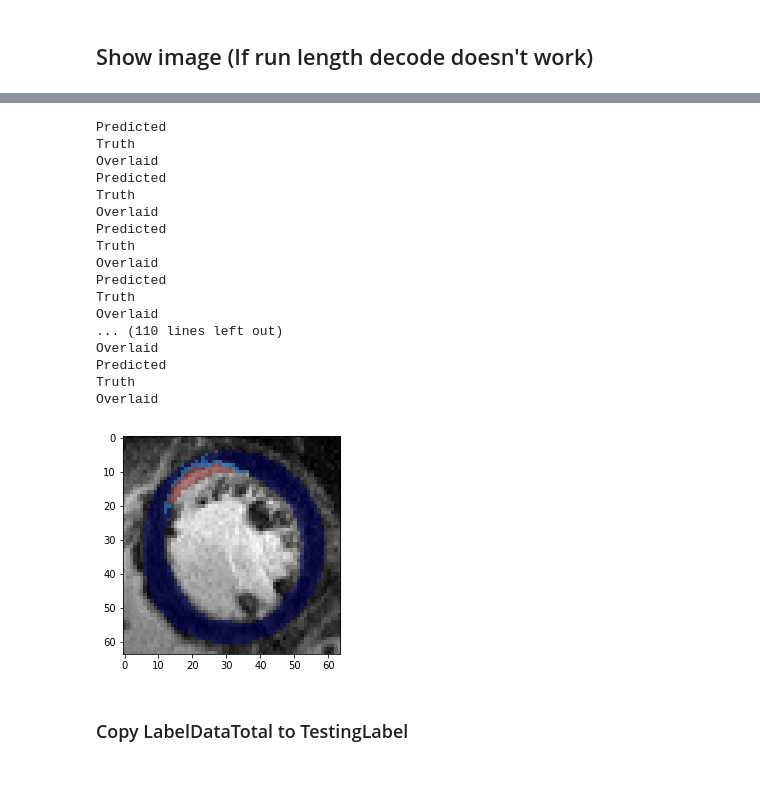
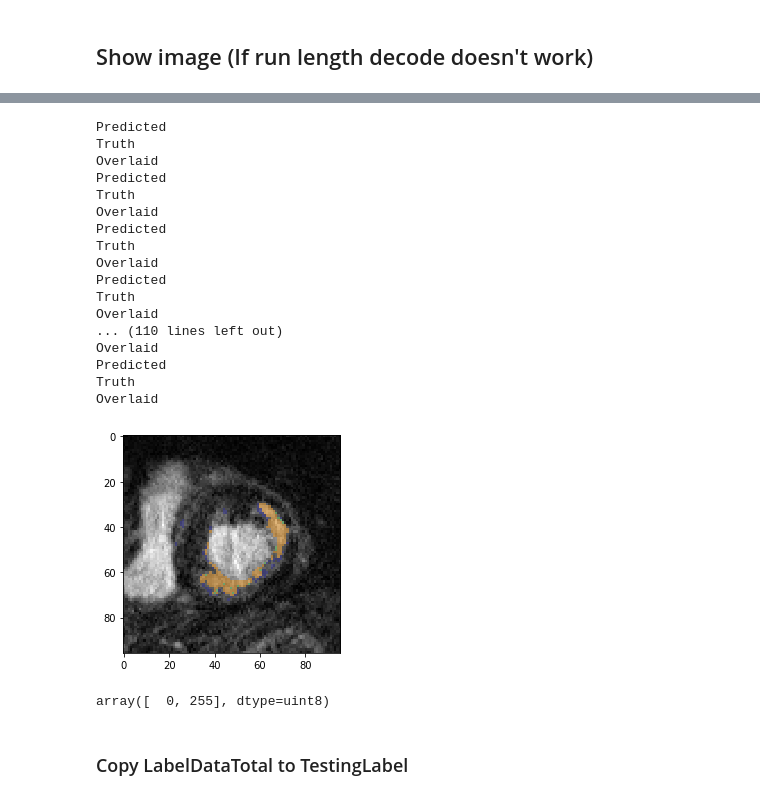
Before and after one commit to zxh2135645/DeepLearnTorch, a Jupyter notebook: Results_Maskout.ipynb, the cells around one changed output, grey strips where cells are left out. Saved outputs shown, nothing was run; the diff lists cells and outputs as text; code cells hidden in the pictures.

```diff
--- a/Results_Maskout.ipynb
+++ b/Results_Maskout.ipynb
@@ -305,11 +304,12 @@ import os
 import numpy as np
 from PIL import Image
 
-base_dir = 'D:/DeepLearn/output'
-file_path = glob(os.path.join(base_dir, 'models/*'))
+base_dir = os.path.join(os.path.abspath(os.path.join(os.getcwd(), '..')), 'output')
+# base_dir = 'D:/DeepLearn/output'
+file_path = sorted(glob(os.path.join(base_dir, 'models/*')))
 model_file = file_path[-1] # The variable that needs to be changed
 
-model = UNet1024_32((1, 64, 64))
+model = UNet1024_32((1, 16, 16))
 model_dict = torch.load(model_file)
 model.load_state_dict(model_dict)
 model.cuda() # Push to GPU
@@ -388,14 +388,19 @@ def dice(im1, im2):
     #      smooth = 1
     smooth = 1
     return (2. * intersection.sum() + smooth) / (im1.sum() + im2.sum() + smooth)
-
-input_dir = 'D:/Deeplearn/input'
+import pandas as pd
+input_dir = os.path.join(os.path.abspath(os.path.join(os.getcwd(), '..')), 'input')
+# input_dir = 'D:/Deeplearn/input'
 input_files = glob(os.path.join(input_dir, 'TestingData_Select/*'))
-base_dir = 'D:/DeepLearn/output'
+base_dir = os.path.join(os.path.abspath(os.path.join(os.getcwd(), '..')), 'output')
+# base_dir = 'D:/DeepLearn/output'
 in_dir = os.path.abspath(os.path.join(base_dir, '..', 'input', 'TestingLabel_Select'))
 test_glob = glob(os.path.join(in_dir, '*'))
 preds = list()
 out_dir = os.path.join(base_dir, 'PredLabel')
+if not os.path.exists(out_dir):
+    os.mkdir(out_dir)
+testing_masks = glob(os.path.join(input_dir, 'TestingMask_Select/*'))
 
 for i, input_file in enumerate(input_files):
     img = np.array(Image.open(input_file))
@@ -416,12 +421,15 @@ for i, input_file in enumerate(input_files):
     probs = torch.sigmoid(prediction)
     cpu_pred = probs.cpu()
     result = cpu_pred.data.numpy()
-    im_pred = np.reshape(result, (64,64))
+    im_pred = np.reshape(result, (16,16))
 
     # calculate Dice-Similarity
     im_test = Image.open(test_glob[i])
     im_test = np.array(im_test)
     maskout = np.array(Image.open(testing_masks[i]))
+    uq = np.unique(maskout)
+    if np.max(uq) == 255:
+        maskout[maskout == 255] = 1
 
     im_test[im_test <= 1.5] = 0;
     im_test[im_test > 1.5] = 1;
@@ -434,17 +442,20 @@ for i, input_file in enumerate(input_files):
     else:
         preds.append(1)
 
-    out_file = os.path.join(out_dir, input_file.split('\\')[-1])
+    # out_file = os.path.join(out_dir, input_file.split('\\')[-1])
+    out_file = os.path.join(out_dir, input_file.split('/')[-1])
     img = Image.fromarray(im_pred, 'L')
     img.save(out_file)
     # print(input_file.split('\\')[-1])
 
-print(preds)
+# print(preds)
 nonz = list(np.nonzero(preds))[0]
 
 nonz_preds = list()
 for i in nonz:
     nonz_preds.append(preds[i])
 print(np.mean(preds))
-np.median(nonz_preds)
+print(np.median(nonz_preds))
+df = pd.DataFrame(preds, columns=['DSC'])
+df.to_csv(os.path.join(base_dir, 'DSC_' + model_file.split('/')[-1].split('_', 1)[-1]) + '.csv')
 # %% [output]
@@ -486,6 +505,10 @@ def overlay_infarct(test_file, mask_file, img_file, pred_file, fname, shape, out
     mask = np.array(Image.open(pred_file))
     test_myo = np.array(Image.open(mask_file))
 
+    # These two lines are newly added
+    # test_myo now is 0 or 255
+    test_myo[test_myo <= 1.5] = 0;
+    test_myo[test_myo > 1.5] = 1;
 
     overlay = test_mask + test_myo + mask*3
     test_mask = test_mask*2 + test_myo
@@ -516,44 +539,57 @@ def overlay_infarct(test_file, mask_file, img_file, pred_file, fname, shape, out
     out_file = os.path.join(out_dir, 'overlay_'+fnames[i])
     plt.savefig(out_file)
 
-shape = [64, 64]
+shape = [96, 96]
 nums = len(features_train['img'])
-out_dir = os.path.join(base_dir, 'OutputImages_' + model_file.split('\\')[-1].split('_', 1)[-1])
+# out_dir = os.path.join(base_dir, 'OutputImages_' + model_file.split('\\')[-1].split('_', 1)[-1])
+out_dir = os.path.join(base_dir, 'OutputImages_' + model_file.split('/')[-1].split('_', 1)[-1])
 if not os.path.isdir(out_dir):
     os.mkdir(out_dir)
 
 in_dir = os.path.abspath(os.path.join(base_dir, '..', 'input', 'TestingLabel_Select'))
 test_glob = glob(os.path.join(in_dir, '*'))
 mask_glob = glob(os.path.join(os.path.abspath(os.path.join(base_dir, '..', 'input', 'TestingMask_Select')), '*'))
-fnames = [f.split('\\')[-1] for f in mask_glob]
+# fnames = [f.split('\\')[-1] for f in mask_glob]
+fnames = [f.split('/')[-1] for f in mask_glob]
 img_glob = glob(os.path.join(os.path.abspath(os.path.join(base_dir, '..', 'input', 'TestingData_Select')), '*'))
 pred_glob = glob(os.path.join(base_dir, 'PredLabel/*'))
 
 for i, img_file in enumerate(img_glob):
     test_file = test_glob[i]
     mask_file = mask_glob[i]
     pred_file = pred_glob[i]
     fname = fnames[i]
     overlay_infarct(test_file, mask_file, img_file, pred_file, fname, shape, out_dir)
 # %% [output]
 Predicted
 Truth
 Overlaid
 Predicted
 Truth
 Overlaid
 Predicted
 Truth
 Overlaid
 Predicted
 Truth
 Overlaid
 ... (110 lines left out)
 Overlaid
 Predicted
 Truth
 Overlaid
-[figure, old version]
+[figure, new version]
+# %%
+test_mask = np.array(Image.open(test_file))
+np.unique(test_mask)
+
+mask = np.array(Image.open(pred_file))
+np.unique(mask)
+
+test_myo = np.array(Image.open(mask_file))
+np.unique(test_myo)
+# %% [output]
+array([  0, 255], dtype=uint8)
 # %% [markdown]
 ### Copy LabelDataTotal to TestingLabel
 # %%
```
Also changed, not shown: parts of 6 cells of this notebook, 2 other files.
